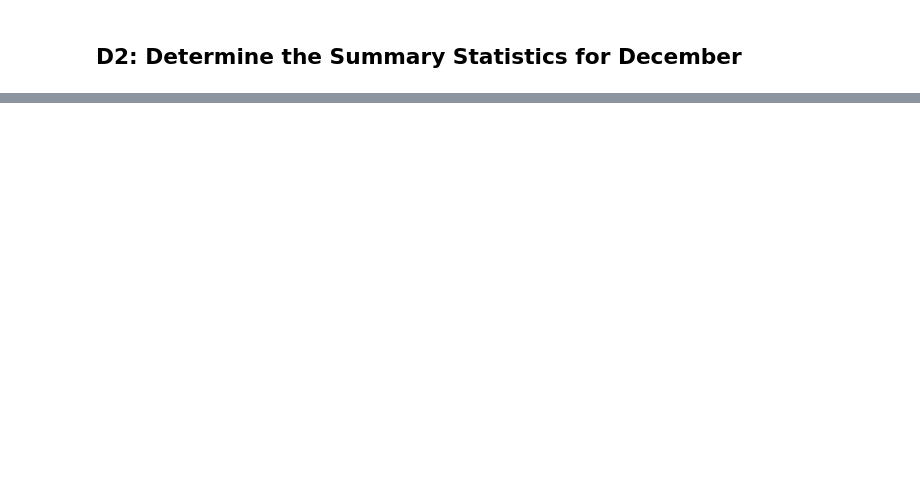
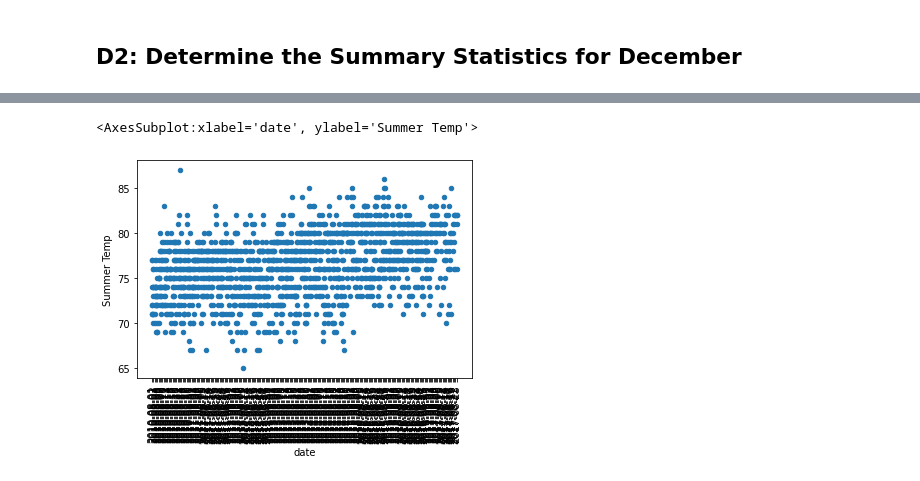
Before and after one commit to MiguelMSUB/surfs_up, a Jupyter notebook: SurfsUp_Challenge.ipynb, the cells around one changed output, grey strips where cells are left out. Drawn from its saved outputs; the diff is of its cells as text; code cells hidden in the pictures; blank space fills up the shorter version.

```diff
--- a/SurfsUp_Challenge.ipynb
+++ b/SurfsUp_Challenge.ipynb
@@ -118,0 +121,8 @@ df_dec.describe()
+# %%
+summer_temp = []
+summer_temp = session.query(Measurement.date, Measurement.tobs).filter(extract('month',Measurement.date) == 8).all()
+
+summer_temp = pd.DataFrame(summer_temp, columns=['date','Summer Temp'])
+summer_temp.set_index(summer_temp['date'], inplace=True)
+summer_temp = summer_temp.sort_index()
+summer_temp.describe()
@@ -118,0 +157,5 @@ df_dec.describe()
+# %%
+summer_temp.plot(kind='scatter', x = 'date', y = 'Summer Temp', rot=90)
+# %% [output]
+<AxesSubplot:xlabel='date', ylabel='Summer Temp'>
+[figure, added]
```
Also changed, not shown: parts of 10 cells of this notebook, 4 other files.
